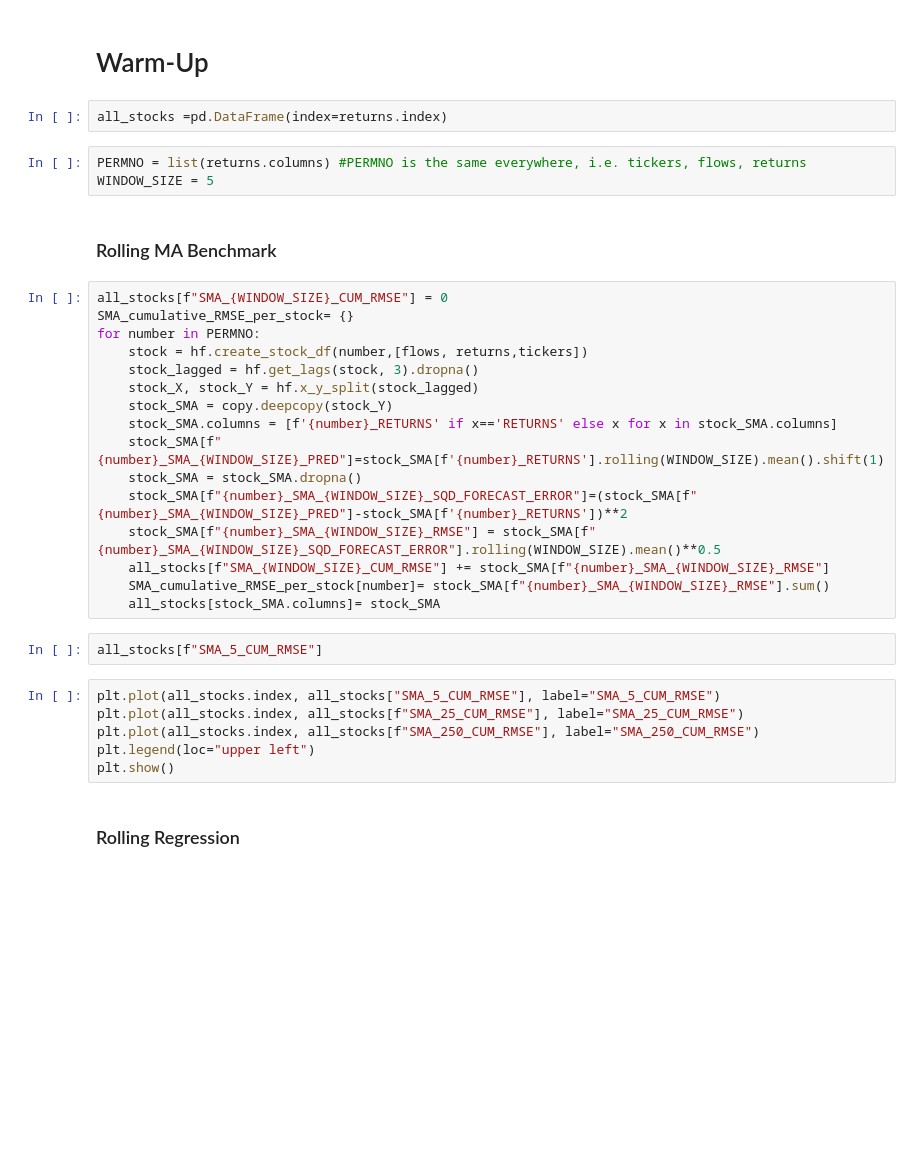
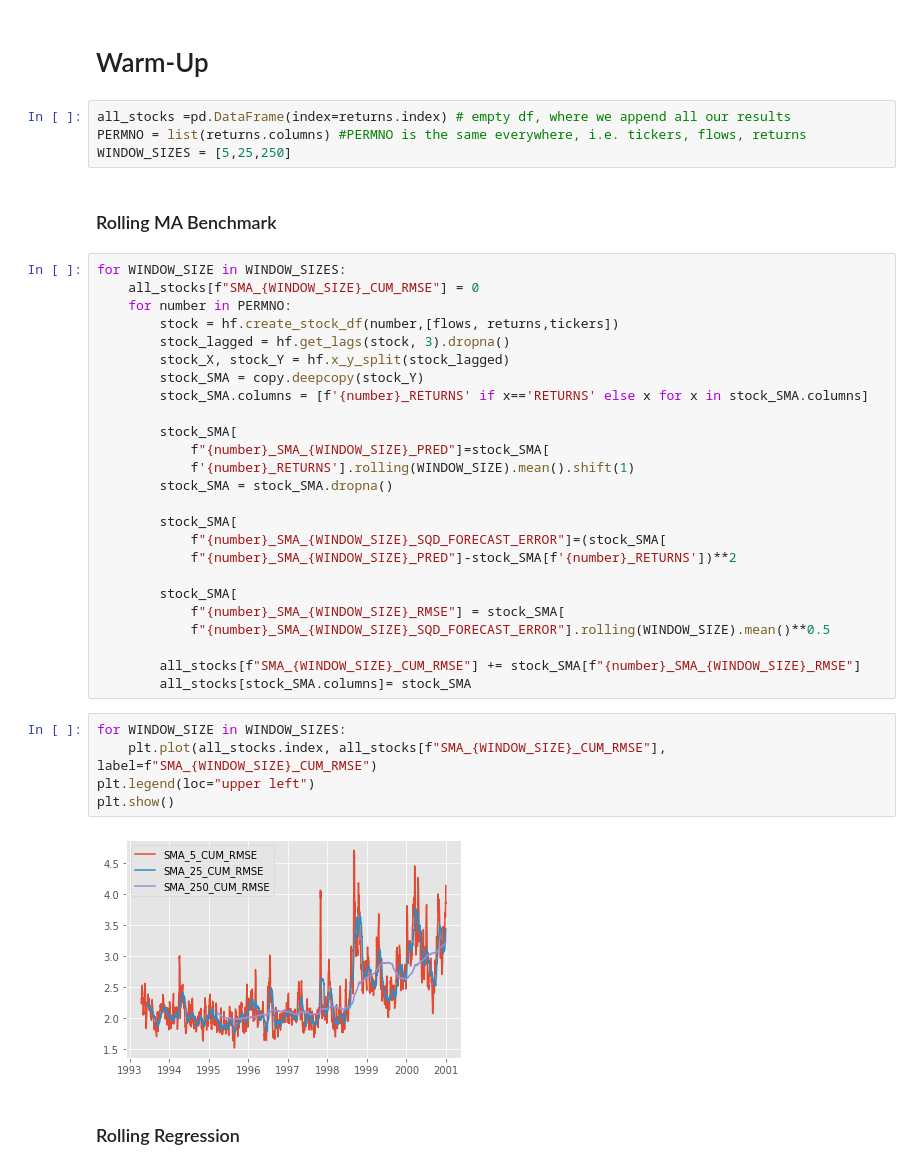
Before and after one commit to Parhamallboje/BigDatainFinance1, a Jupyter notebook: BigData1.ipynb, the cells around one changed output. Saved outputs shown, nothing was run; the diff lists cells and outputs as text; blank space fills up the shorter version.

```diff
--- a/BigData1.ipynb
+++ b/BigData1.ipynb
@@ -44,36 +40,43 @@ returns.head()
 # %% [markdown]
 # Warm-Up
-# %%
-all_stocks =pd.DataFrame(index=returns.index)
 # %%
+all_stocks =pd.DataFrame(index=returns.index) # empty df, where we append all our results
 PERMNO = list(returns.columns) #PERMNO is the same everywhere, i.e. tickers, flows, returns
-WINDOW_SIZE = 5
+WINDOW_SIZES = [5,25,250]
 # %% [markdown]
 ### Rolling MA Benchmark
 # %%
-all_stocks[f"SMA_{WINDOW_SIZE}_CUM_RMSE"] = 0
-SMA_cumulative_RMSE_per_stock= {}
-for number in PERMNO:
-    stock = hf.create_stock_df(number,[flows, returns,tickers])
-    stock_lagged = hf.get_lags(stock, 3).dropna()
-    stock_X, stock_Y = hf.x_y_split(stock_lagged)
-    stock_SMA = copy.deepcopy(stock_Y)
-    stock_SMA.columns = [f'{number}_RETURNS' if x=='RETURNS' else x for x in stock_SMA.columns]
-    stock_SMA[f"{number}_SMA_{WINDOW_SIZE}_PRED"]=stock_SMA[f'{number}_RETURNS'].rolling(WINDOW_SIZE).mean().shift(1)
-    stock_SMA = stock_SMA.dropna()
-    stock_SMA[f"{number}_SMA_{WINDOW_SIZE}_SQD_FORECAST_ERROR"]=(stock_SMA[f"{number}_SMA_{WINDOW_SIZE}_PRED"]-stock_SMA[f'{number}_RETURNS'])**2
-    stock_SMA[f"{number}_SMA_{WINDOW_SIZE}_RMSE"] = stock_SMA[f"{number}_SMA_{WINDOW_SIZE}_SQD_FORECAST_ERROR"].rolling(WINDOW_SIZE).mean()**0.5
-    all_stocks[f"SMA_{WINDOW_SIZE}_CUM_RMSE"] += stock_SMA[f"{number}_SMA_{WINDOW_SIZE}_RMSE"]
-    SMA_cumulative_RMSE_per_stock[number]= stock_SMA[f"{number}_SMA_{WINDOW_SIZE}_RMSE"].sum()
-    all_stocks[stock_SMA.columns]= stock_SMA
+for WINDOW_SIZE in WINDOW_SIZES:
+    all_stocks[f"SMA_{WINDOW_SIZE}_CUM_RMSE"] = 0
+    for number in PERMNO:
+        stock = hf.create_stock_df(number,[flows, returns,tickers])
+        stock_lagged = hf.get_lags(stock, 3).dropna()
+        stock_X, stock_Y = hf.x_y_split(stock_lagged)
+        stock_SMA = copy.deepcopy(stock_Y)
+        stock_SMA.columns = [f'{number}_RETURNS' if x=='RETURNS' else x for x in stock_SMA.columns]
+
+        stock_SMA[
+            f"{number}_SMA_{WINDOW_SIZE}_PRED"]=stock_SMA[
+            f'{number}_RETURNS'].rolling(WINDOW_SIZE).mean().shift(1)
+        stock_SMA = stock_SMA.dropna()
+
+        stock_SMA[
+            f"{number}_SMA_{WINDOW_SIZE}_SQD_FORECAST_ERROR"]=(stock_SMA[
+            f"{number}_SMA_{WINDOW_SIZE}_PRED"]-stock_SMA[f'{number}_RETURNS'])**2
+
+        stock_SMA[
+            f"{number}_SMA_{WINDOW_SIZE}_RMSE"] = stock_SMA[
+            f"{number}_SMA_{WINDOW_SIZE}_SQD_FORECAST_ERROR"].rolling(WINDOW_SIZE).mean()**0.5
+
+        all_stocks[f"SMA_{WINDOW_SIZE}_CUM_RMSE"] += stock_SMA[f"{number}_SMA_{WINDOW_SIZE}_RMSE"]
+        all_stocks[stock_SMA.columns]= stock_SMA
-# %%
-all_stocks[f"SMA_5_CUM_RMSE"]
 # %%
-plt.plot(all_stocks.index, all_stocks["SMA_5_CUM_RMSE"], label="SMA_5_CUM_RMSE")
-plt.plot(all_stocks.index, all_stocks[f"SMA_25_CUM_RMSE"], label="SMA_25_CUM_RMSE")
-plt.plot(all_stocks.index, all_stocks[f"SMA_250_CUM_RMSE"], label="SMA_250_CUM_RMSE")
+for WINDOW_SIZE in WINDOW_SIZES:
+    plt.plot(all_stocks.index, all_stocks[f"SMA_{WINDOW_SIZE}_CUM_RMSE"], label=f"SMA_{WINDOW_SIZE}_CUM_RMSE")
 plt.legend(loc="upper left")
 plt.show()
+# %% [output]
+[figure, added]
 # %% [markdown]
 ### Rolling Regression
 # %%
```
Also changed, not shown: parts of 24 cells of this notebook, 6 other files.
